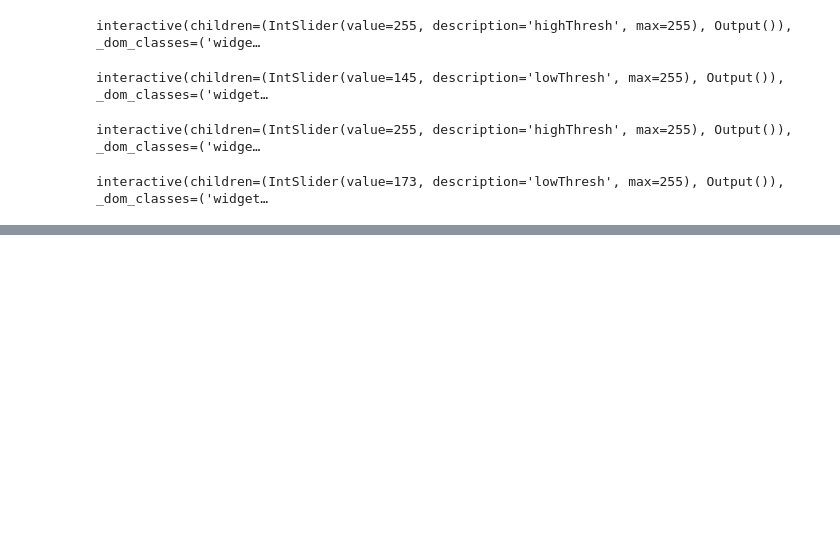
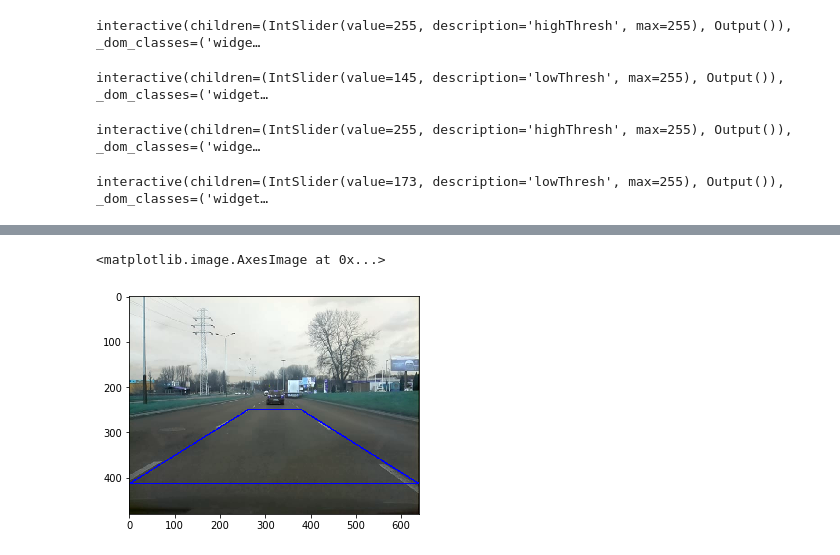
Before and after one commit to BusAI-Self-Driving-Car/lane-keep-assist-system-remote, a Jupyter notebook: LKA_remote_notebook.ipynb, the cells around one changed output, grey strips where cells are left out. Saved outputs shown, nothing was run; the diff lists cells and outputs as text; code cells hidden in the pictures; blank space fills up the shorter version.

```diff
--- a/LKA_remote_notebook.ipynb
+++ b/LKA_remote_notebook.ipynb
@@ -273,0 +275,6 @@ plt.imshow(img_marked)
+# %%
+img_roi = lka.camera.mark_roi(snap_img)
+plt.imshow(img_roi)
+# %% [output]
+<matplotlib.image.AxesImage at 0x...>
+[figure, added]
```
Also changed, not shown: parts of 4 cells of this notebook, 8 other files.
